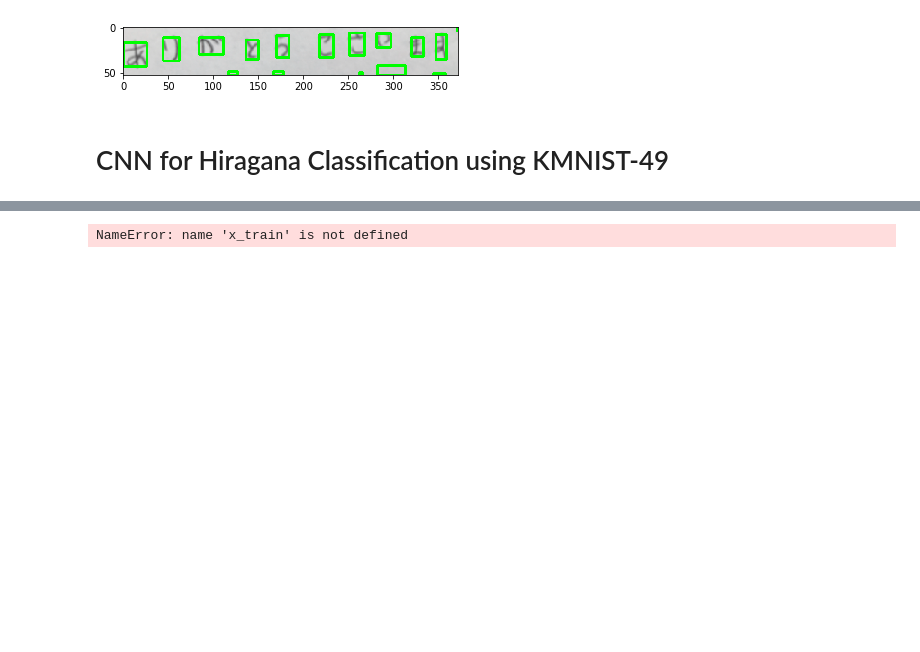
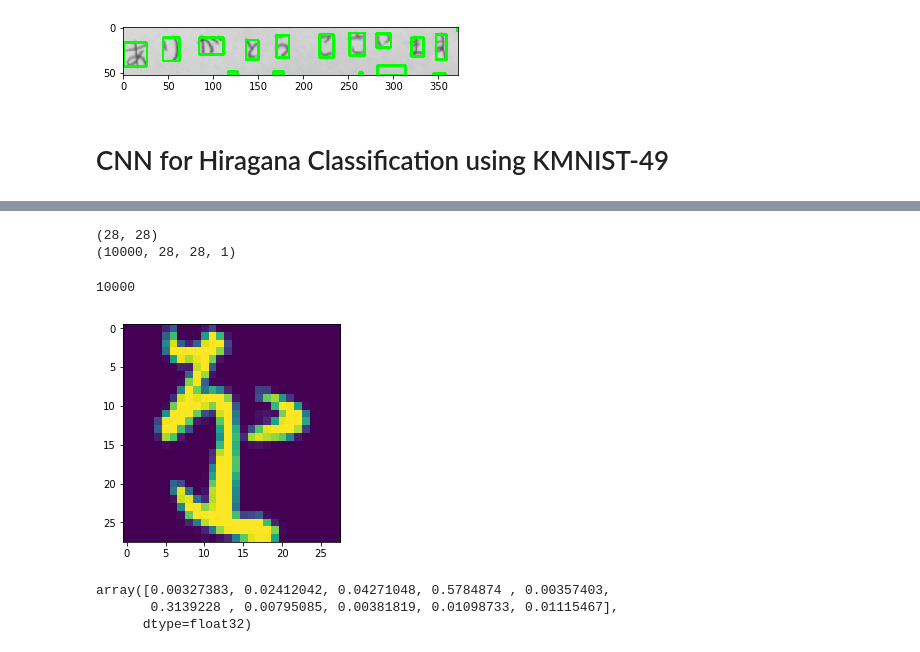
Before and after one commit to laasya98/H4, a Jupyter notebook: h4.ipynb, the cells around one changed output, grey strips where cells are left out. Cells and saved outputs as stored; diff of their text form; code cells hidden in the pictures; blank space fills up the shorter version.

```diff
--- a/h4.ipynb
+++ b/h4.ipynb
@@ -171,8 +176,19 @@ Epoch 1/1
 # %%
 print(np.shape(x_train[0,:,:,0]))
 print(np.shape(x_test))
 plt.imshow(x_test[1,:,:,0])
 
-model.predict(x_test)
+x = model.predict(x_test)
+
+len(x)
 # %% [output]
-NameError: name 'x_train' is not defined
+(28, 28)
+(10000, 28, 28, 1)
+10000
+[figure, added]
+# %%
+x[0]
+# %% [output]
+array([0.00327383, 0.02412042, 0.04271048, 0.5784874 , 0.00357403,
+       0.3139228 , 0.00795085, 0.00381819, 0.01098733, 0.01115467],
+      dtype=float32)
```
Also changed, not shown: parts of 1 cell of this notebook.
